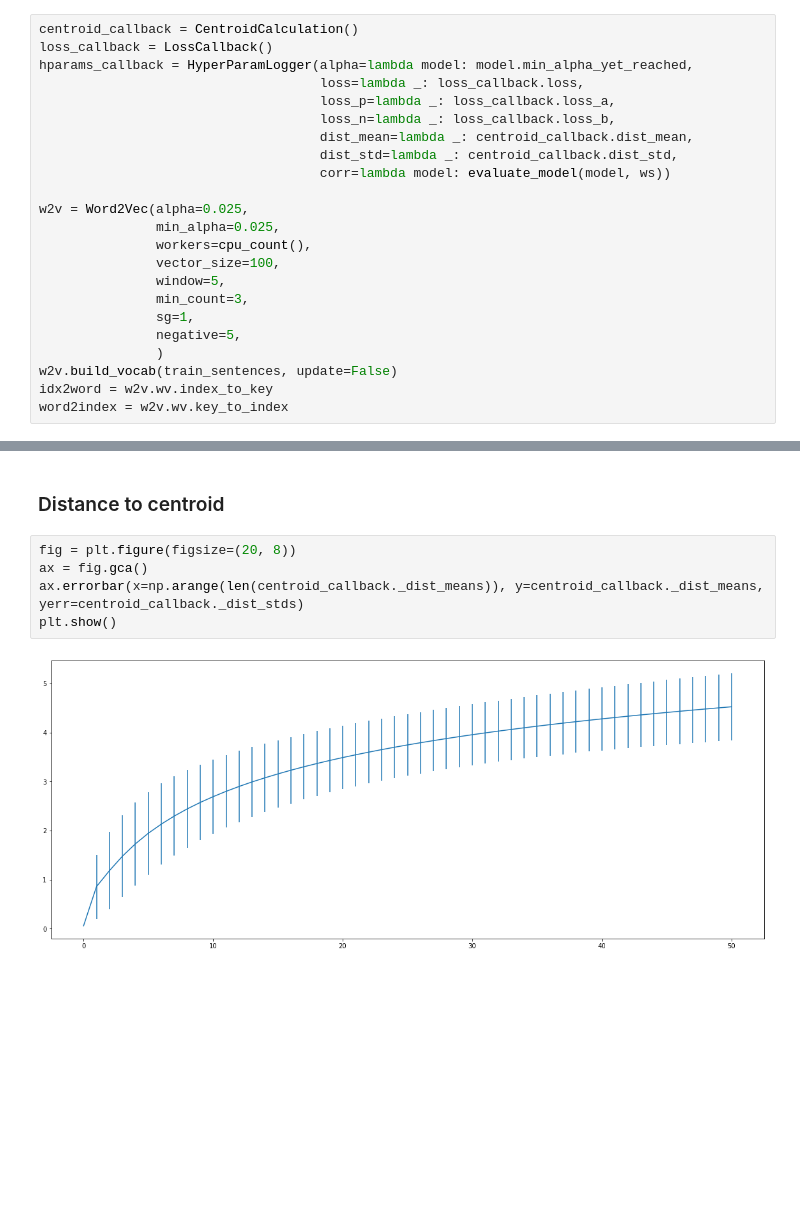
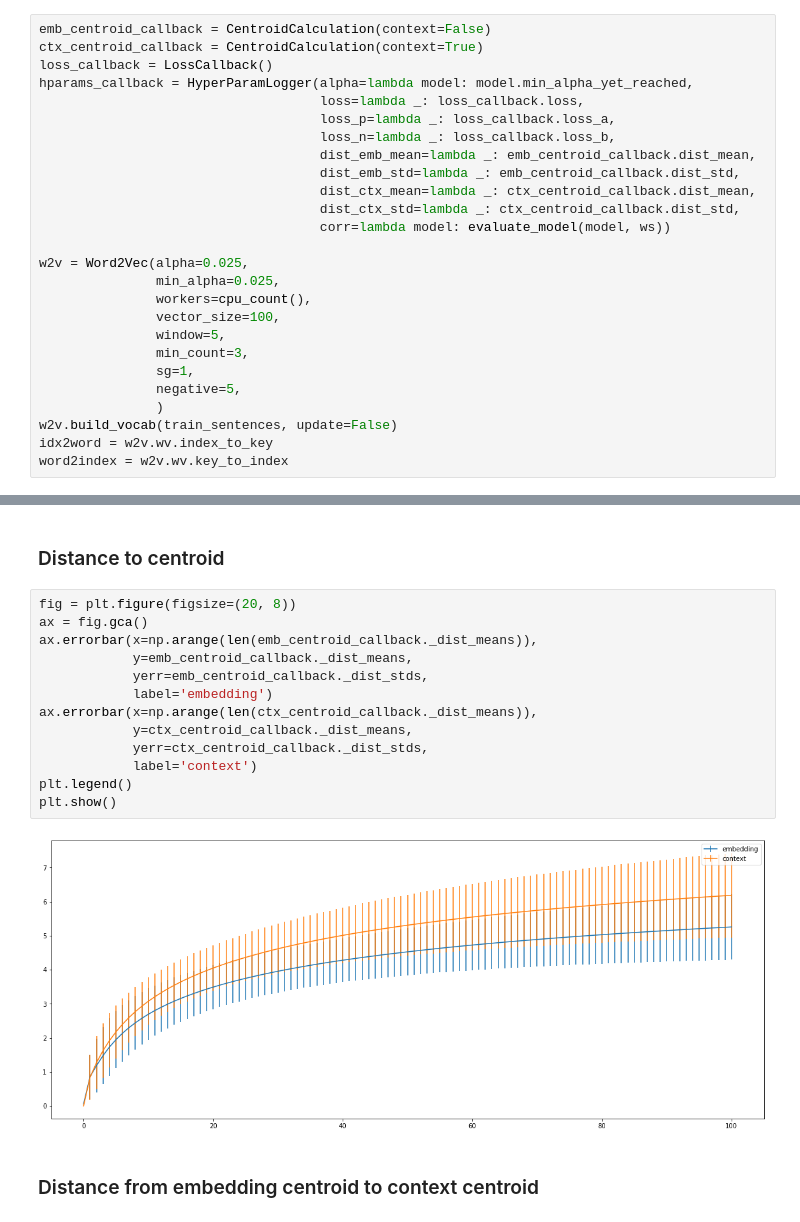
Before and after one commit to juancruzsosa/thesis, a Jupyter notebook: W2V_Stability.ipynb, the cells around one changed output, grey strips where cells are left out. Drawn from its saved outputs; the diff is of its cells as text; blank space fills up the shorter version.

```diff
--- a/W2V_Stability.ipynb
+++ b/W2V_Stability.ipynb
@@ -179,14 +179,17 @@ ws.head()
 # %% [markdown]
 ## Training
 # %%
-centroid_callback = CentroidCalculation()
+emb_centroid_callback = CentroidCalculation(context=False)
+ctx_centroid_callback = CentroidCalculation(context=True)
 loss_callback = LossCallback()
 hparams_callback = HyperParamLogger(alpha=lambda model: model.min_alpha_yet_reached,
                                     loss=lambda _: loss_callback.loss,
                                     loss_p=lambda _: loss_callback.loss_a,
                                     loss_n=lambda _: loss_callback.loss_b,
-                                    dist_mean=lambda _: centroid_callback.dist_mean,
-                                    dist_std=lambda _: centroid_callback.dist_std,
+                                    dist_emb_mean=lambda _: emb_centroid_callback.dist_mean,
+                                    dist_emb_std=lambda _: emb_centroid_callback.dist_std,
+                                    dist_ctx_mean=lambda _: ctx_centroid_callback.dist_mean,
+                                    dist_ctx_std=lambda _: ctx_centroid_callback.dist_std,
                                     corr=lambda model: evaluate_model(model, ws))
 
 w2v = Word2Vec(alpha=0.025,
@@ -367,7 +409,17 @@ for i in range(0, centroids_reduced.shape[0], 5):
 # %%
 fig = plt.figure(figsize=(20, 8))
 ax = fig.gca()
-ax.errorbar(x=np.arange(len(centroid_callback._dist_means)), y=centroid_callback._dist_means, yerr=centroid_callback._dist_stds)
+ax.errorbar(x=np.arange(len(emb_centroid_callback._dist_means)),
+            y=emb_centroid_callback._dist_means,
+            yerr=emb_centroid_callback._dist_stds,
+            label='embedding')
+ax.errorbar(x=np.arange(len(ctx_centroid_callback._dist_means)),
+            y=ctx_centroid_callback._dist_means,
+            yerr=ctx_centroid_callback._dist_stds,
+            label='context')
+plt.legend()
 plt.show()
 # %% [output]
-[figure, old version]
+[figure, new version]
+# %% [markdown]
+### Distance from embedding centroid to context centroid
```
Also changed, not shown: parts of 15 cells of this notebook, 1 other file.
